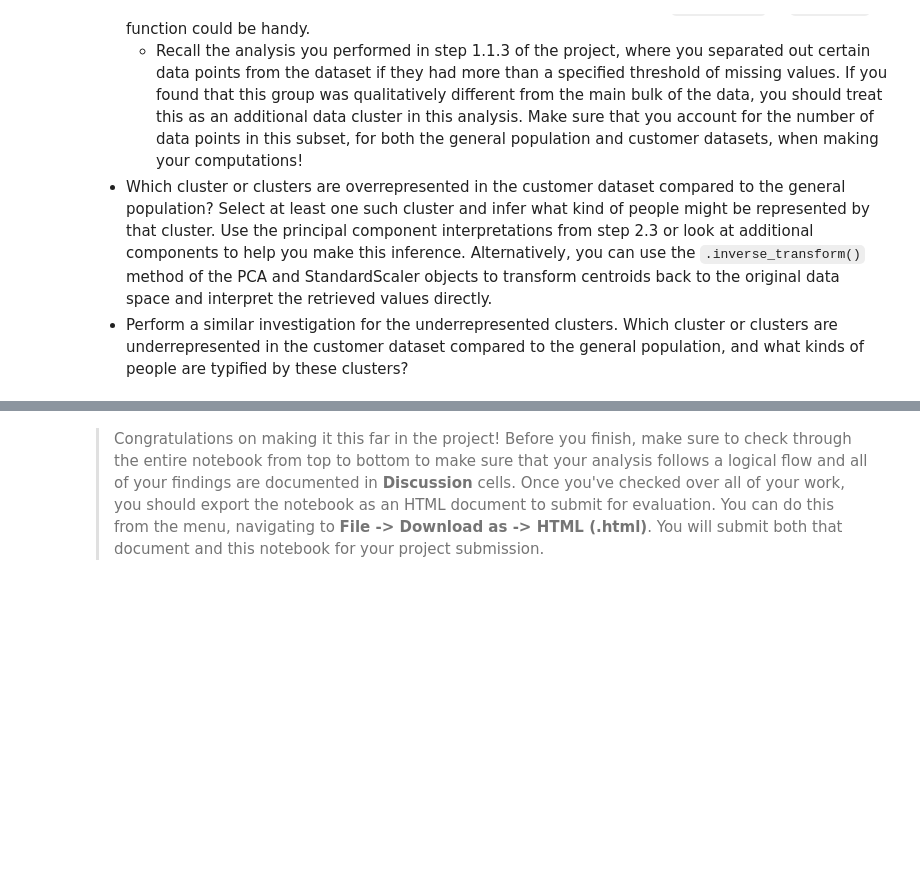
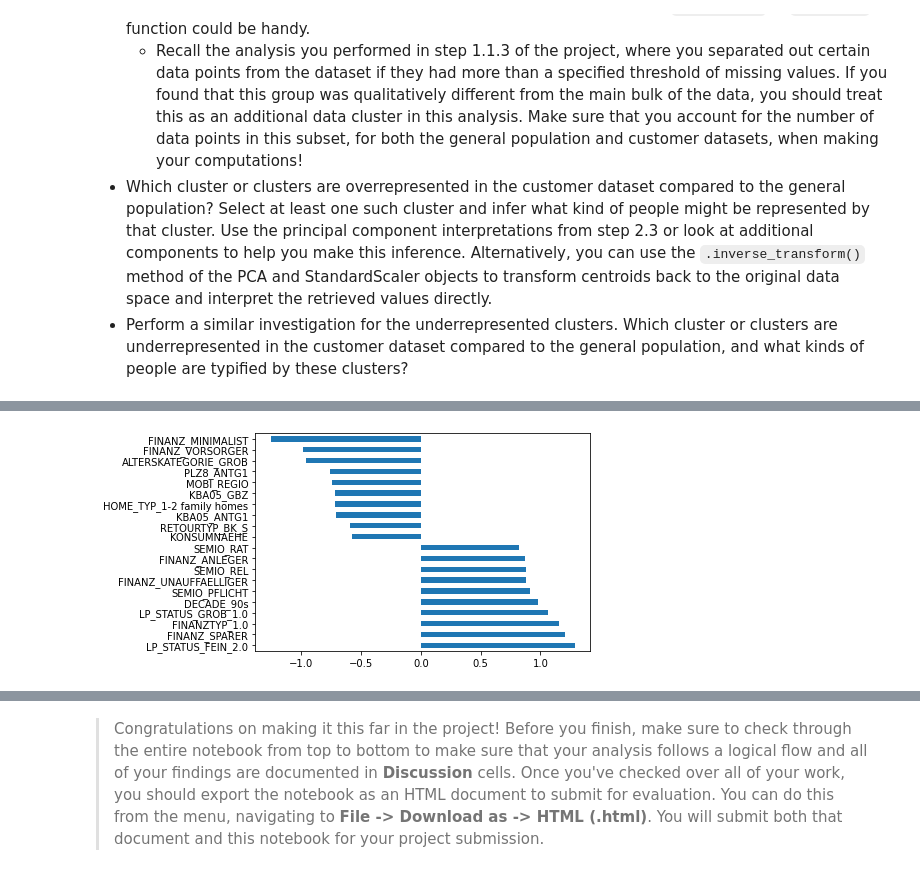
Before and after one commit to Smcgb/Udacity-Unsupervised-Learning, a Jupyter notebook: Udacity Unsupervised Learning/Identify_Customer_Segments.ipynb, the cells around one changed output, grey strips where cells are left out. Drawn from its saved outputs; the diff is of its cells as text; code cells hidden in the pictures; blank space fills up the shorter version.

```diff
--- a/Udacity Unsupervised Learning/Identify_Customer_Segments.ipynb
+++ b/Udacity Unsupervised Learning/Identify_Customer_Segments.ipynb
@@ -1450,0 +1451,8 @@ After comparing the 2 clusters and their features, the data shows a clear connec
+# %%
+Under_rep_DF = pd.DataFrame.from_dict(dict(zip(cus_clean_impute_scale.columns, pca.inverse_transform(azmodel_6.cluster_centers_[under_represented]))), orient='index').rename(
+columns={0: 'feature_values'}).sort_values('feature_values', ascending=False)
+
+Under_rep_DF['feature_values_abs'] = abs(Under_rep_DF['feature_values'])
+pd.concat((Under_rep_DF['feature_values'][:10], Under_rep_DF['feature_values'][-10:]), axis=0).plot(kind='barh');
+# %% [output]
+[figure, added]
```
Also changed, not shown: parts of 34 cells of this notebook, 1 other file.
